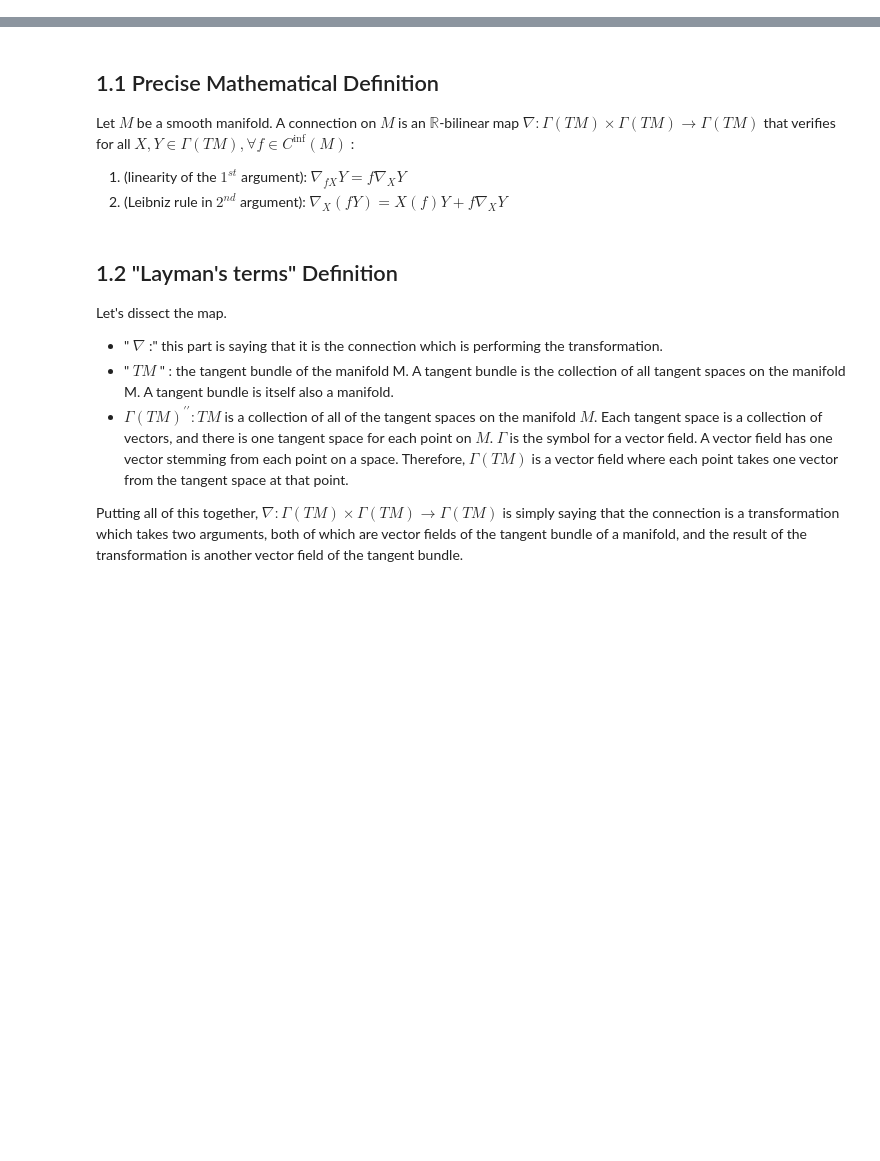
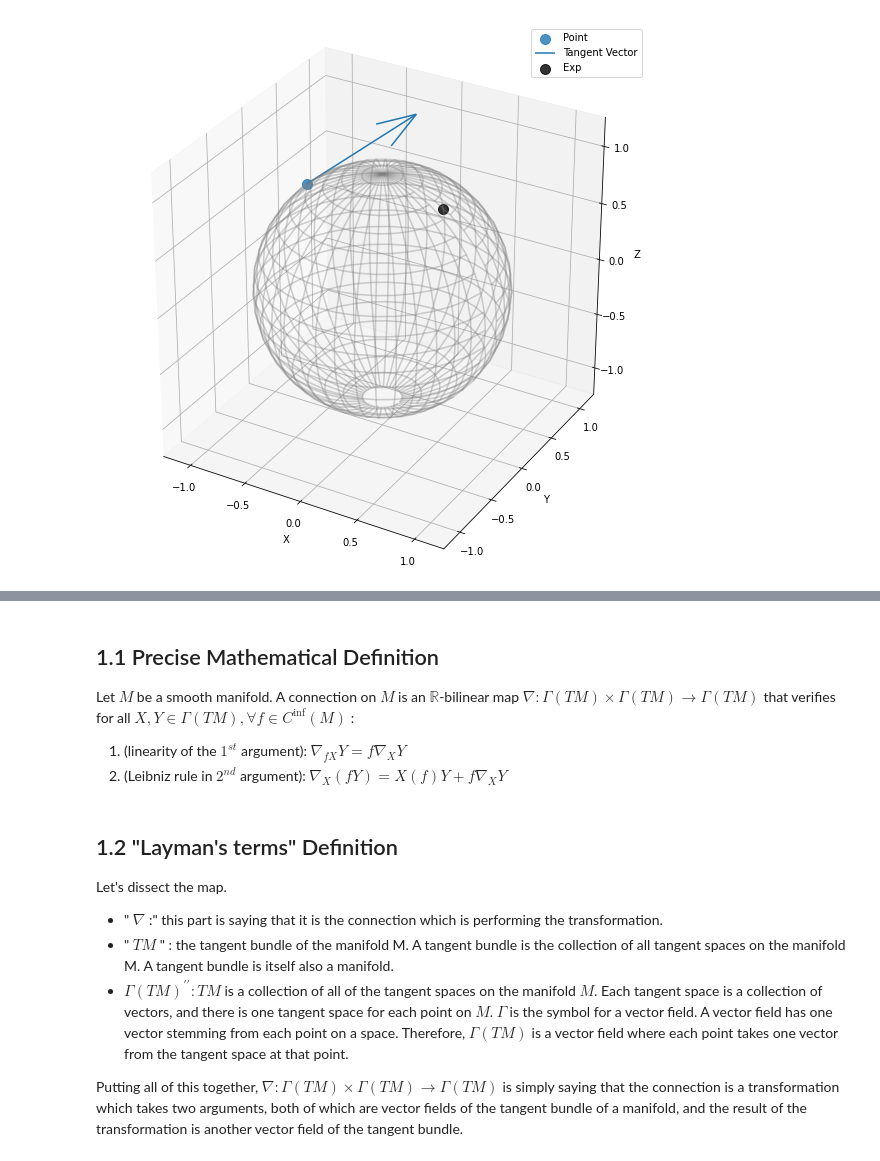
Before and after one commit to geometric-intelligence/ece594n, a Jupyter notebook: lectures/01_b_connection_and_riemannian_metrics.ipynb, the cells around one changed output, grey strips where cells are left out. Cells and saved outputs as stored; diff of their text form; code cells hidden in the pictures; blank space fills up the shorter version.

```diff
--- a/lectures/01_b_connection_and_riemannian_metrics.ipynb
+++ b/lectures/01_b_connection_and_riemannian_metrics.ipynb
@@ -14,0 +103,23 @@ A connection is a mathematical operator that tells you how much a vector will ch
+# %%
+import numpy as np
+from geomstats.geometry.hypersphere import Hypersphere
+
+sphere = Hypersphere(dim=2)
+
+point = np.array([-0.65726771, -0.02678122, 0.7531812])
+vector = np.array([1, 0, 0.8])
+tangent_vector = sphere.to_tangent(vector, base_point=point)
+
+result = sphere.metric.exp(tangent_vector, base_point=point)
+# %%
+import matplotlib.pyplot as plt
+import geomstats.visualization as viz
+
+fig = plt.figure(figsize=(10, 10)); ax = fig.add_subplot(111, projection="3d")
+
+ax = viz.plot(point, ax=ax, space="S2", s=100, alpha=0.8, label="Point")
+arrow = viz.Arrow3D(point, vector=tangent_vector); arrow.draw(ax, color="C0", label="Tangent Vector")
+ax = viz.plot(result, ax=ax, space="S2", s=100, alpha=0.8, label="Exp", color="black")
+ax.legend();
+# %% [output]
+[figure, added]
```
Also changed, not shown: parts of 27 cells of this notebook, 33 other files.
